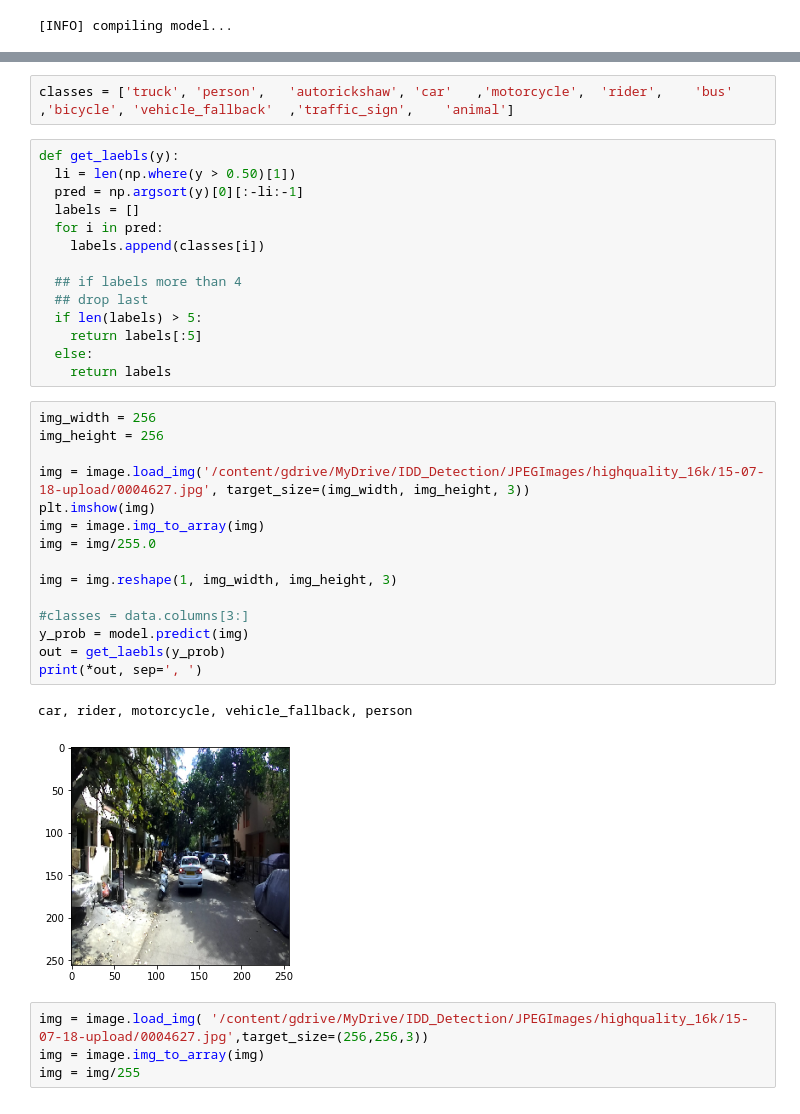
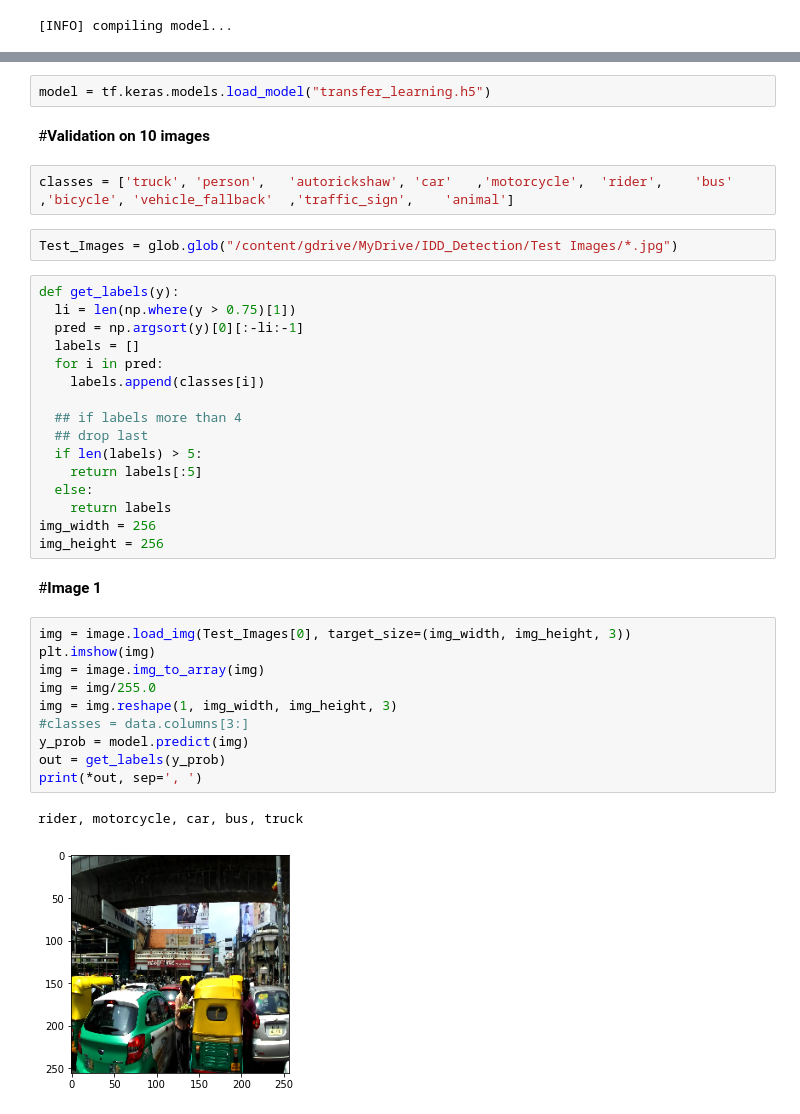
Before and after one commit to Arunav07/CRISTL, a Jupyter notebook: Transfer_Learning.ipynb, the cells around one changed output, grey strips where cells are left out. Drawn from its saved outputs; the diff is of its cells as text.

Commit message:
Validation on 10 Images

```diff
--- a/Transfer_Learning.ipynb
+++ b/Transfer_Learning.ipynb
@@ -134,8 +137,14 @@ Epoch 30/30
+# %%
+model = tf.keras.models.load_model("transfer_learning.h5")
+# %% [markdown]
+#**Validation on 10 images**
 # %%
 classes = ['truck',	'person',	'autorickshaw',	'car'	,'motorcycle',	'rider',	'bus'	,'bicycle',	'vehicle_fallback'	,'traffic_sign',	'animal']
+# %%
+Test_Images = glob.glob("/content/gdrive/MyDrive/IDD_Detection/Test Images/*.jpg")
 # %%
-def get_laebls(y):
-  li = len(np.where(y > 0.50)[1])
+def get_labels(y):
+  li = len(np.where(y > 0.75)[1])
   pred = np.argsort(y)[0][:-li:-1]
   labels = []
   for i in pred:
@@ -147,25 +156,20 @@ def get_laebls(y):
     return labels[:5]
   else:
     return labels
+img_width = 256
+img_height = 256
+# %% [markdown]
+#**Image 1**
 # %%
-img_width = 256
-img_height = 256
-
-img = image.load_img('/content/gdrive/MyDrive/IDD_Detection/JPEGImages/highquality_16k/15-07-18-upload/0004627.jpg', target_size=(img_width, img_height, 3))
+img = image.load_img(Test_Images[0], target_size=(img_width, img_height, 3))
 plt.imshow(img)
 img = image.img_to_array(img)
 img = img/255.0
-
 img = img.reshape(1, img_width, img_height, 3)
-
 #classes = data.columns[3:]
 y_prob = model.predict(img)
-out = get_laebls(y_prob)
+out = get_labels(y_prob)
 print(*out, sep=', ')
 # %% [output]
-car, rider, motorcycle, vehicle_fallback, person
+rider, motorcycle, car, bus, truck
-[figure, old version]
+[figure, new version]
-# %%
-img = image.load_img( '/content/gdrive/MyDrive/IDD_Detection/JPEGImages/highquality_16k/15-07-18-upload/0004627.jpg',target_size=(256,256,3))
-img = image.img_to_array(img)
-img = img/255
```
Also changed, not shown: parts of 25 cells of this notebook.
